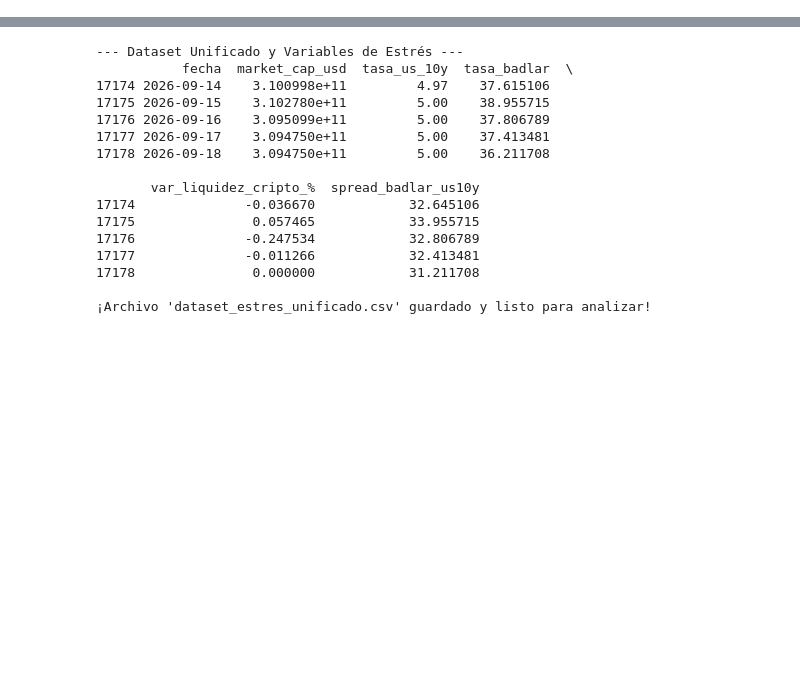
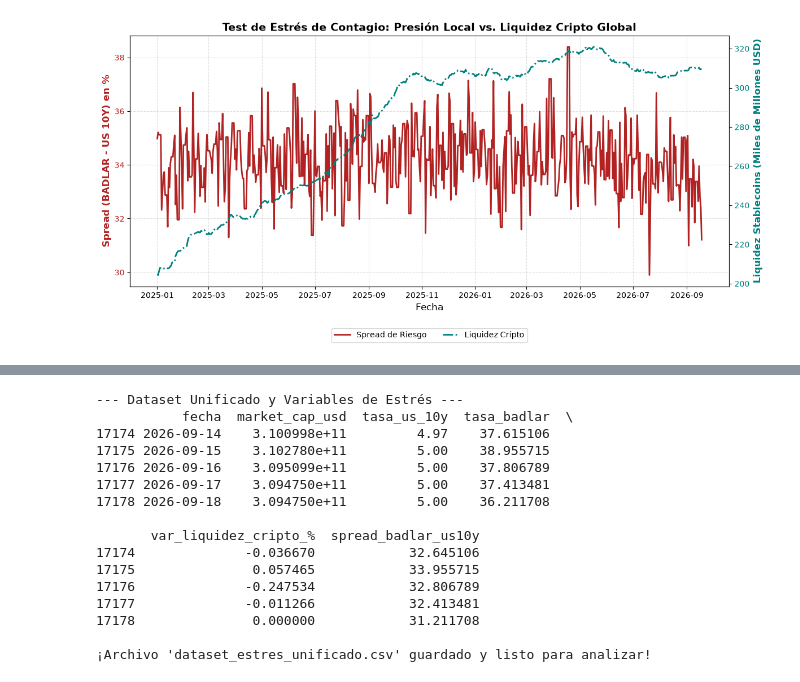
Before and after one commit to SebastianDeseff/Proyecto_Riesgo_Stablecoins, a Jupyter notebook: prueba_fred.ipynb, the cells around one changed output, grey strips where cells are left out. Saved outputs shown, nothing was run; the diff lists cells and outputs as text; code cells hidden in the pictures; blank space fills up the shorter version.

```diff
--- a/prueba_fred.ipynb
+++ b/prueba_fred.ipynb
@@ -0,0 +231,43 @@
+# %%
+import pandas as pd
+import matplotlib.pyplot as plt
+
+# 1. Cargamos el dataset maestro
+df = pd.read_csv('dataset_estres_unificado.csv')
+df['fecha'] = pd.to_datetime(df['fecha'])
+
+# Para que los números de liquidez no queden gigantes (e+11),
+# los dividimos por mil millones (Billions de USD) para el gráfico
+df['liquidez_billions'] = df['market_cap_usd'] / 1e9
+
+# 2. Creamos la figura y el Eje Izquierdo (ax1)
+fig, ax1 = plt.subplots(figsize=(12, 6))
+
+# Graficamos el Spread en el Eje Izquierdo
+color_spread = 'firebrick'
+ax1.set_xlabel('Fecha', fontsize=12)
+ax1.set_ylabel('Spread (BADLAR - US 10Y) en %', color=color_spread, fontsize=12, fontweight='bold')
+linea1 = ax1.plot(df['fecha'], df['spread_badlar_us10y'], color=color_spread, linewidth=2, label='Spread de Riesgo')
+ax1.tick_params(axis='y', labelcolor=color_spread)
+ax1.grid(True, linestyle='--', alpha=0.4)
+
+# 3. Creamos el Eje Derecho (ax2) compartiendo el mismo eje X (twinx)
+ax2 = ax1.twinx()
+
+# Graficamos la Liquidez en el Eje Derecho
+color_liq = 'teal'
+ax2.set_ylabel('Liquidez Stablecoins (Miles de Millones USD)', color=color_liq, fontsize=12, fontweight='bold')
+linea2 = ax2.plot(df['fecha'], df['liquidez_billions'], color=color_liq, linewidth=2, linestyle='-.', label='Liquidez Cripto')
+ax2.tick_params(axis='y', labelcolor=color_liq)
+
+# 4. Unificamos las leyendas abajo del gráfico para que quede prolijo
+lineas = linea1 + linea2
+etiquetas = [l.get_label() for l in lineas]
+ax1.legend(lineas, etiquetas, loc='upper center', bbox_to_anchor=(0.5, -0.15), ncol=2)
+
+# 5. Títulos y renderizado
+plt.title('Test de Estrés de Contagio: Presión Local vs. Liquidez Cripto Global', fontsize=14, fontweight='bold')
+plt.tight_layout()
+plt.show()
+# %% [output]
+[figure, added]
```
Also changed, not shown: parts of 11 cells of this notebook.
